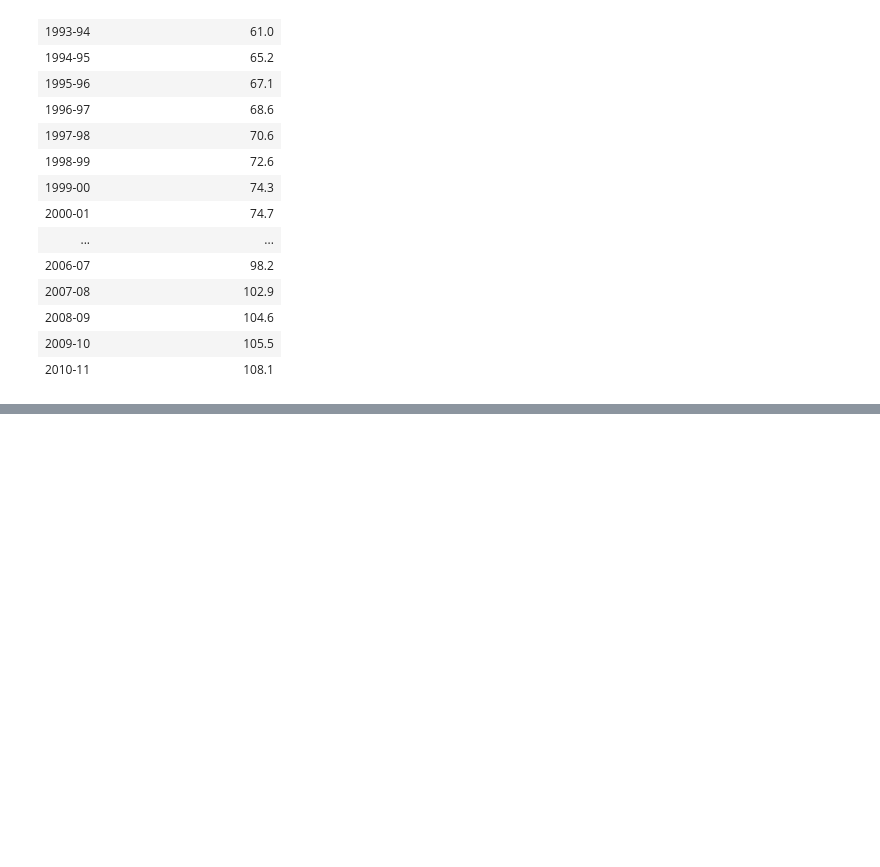
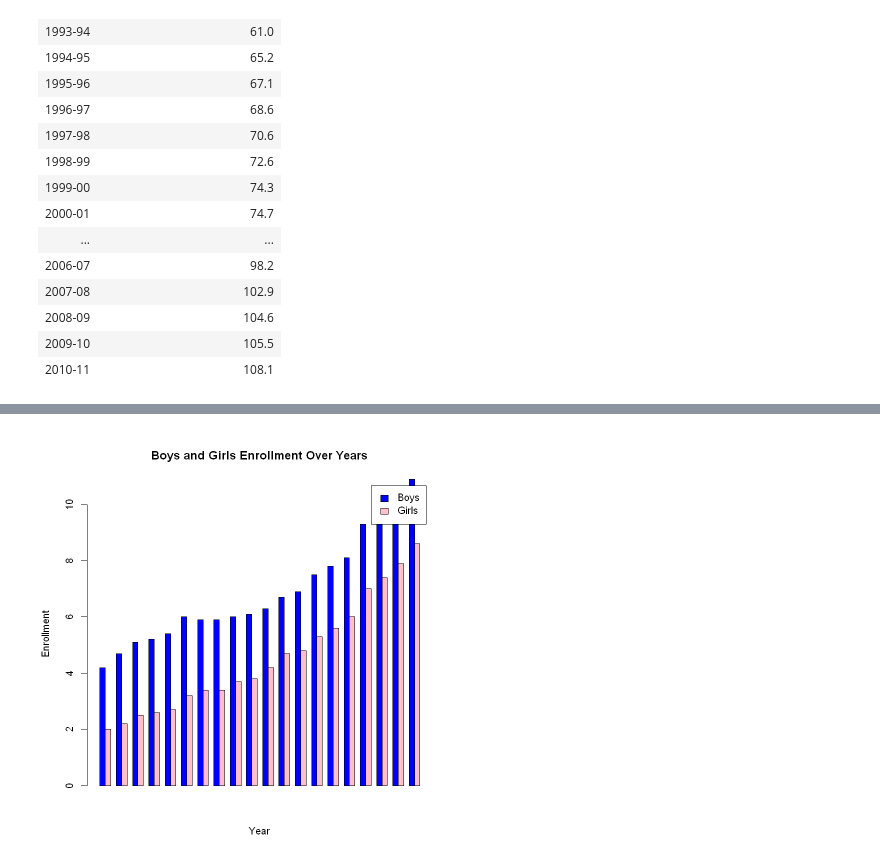
Before and after one commit to vishnu-17o7/Sem3, a Jupyter notebook: PA LAB/project.ipynb, the cells around one changed output, grey strips where cells are left out. Saved outputs shown, nothing was run; the diff lists cells and outputs as text; code cells hidden in the pictures; blank space fills up the shorter version.

```diff
--- a/PA LAB/project.ipynb
+++ b/PA LAB/project.ipynb
@@ -102,0 +103,5 @@ ERROR: Error in plot.window(...): need finite 'xlim' values
+# %%
+YEAR <- filtered_data[1]
+BOYS_ENROLLED2 <- filtered_data[11]
+boys_enrolled2 <- data.frame(YEAR, BOYS_ENROLLED2)
+boys_enrolled2
@@ -102,0 +128,5 @@ ERROR: Error in plot.window(...): need finite 'xlim' values
+# %%
+YEAR <- filtered_data[1]
+GIRLS_ENROLLED2 <- filtered_data[12]
+girls_enrolled2 <- data.frame(YEAR, GIRLS_ENROLLED2)
+girls_enrolled2
@@ -102,0 +153,14 @@ ERROR: Error in plot.window(...): need finite 'xlim' values
+# %%
+plot_data2 <- data.frame(YEAR, BOYS_ENROLLED2, GIRLS_ENROLLED2)
+barplot(
+  height = t(as.matrix(plot_data2[, -1])),  # Transpose the matrix
+  beside = TRUE,
+  col = c("blue", "pink"),  # Colors for boys and girls
+  names.arg = plot_data2$YEAR,
+  legend.text = c("Boys", "Girls"),
+  xlab = "Year",
+  ylab = "Enrollment",
+  main = "Boys and Girls Enrollment Over Years"
+)
+# %% [output]
+[figure, added]
```
Also changed, not shown: parts of 4 cells of this notebook, 6 other files.
